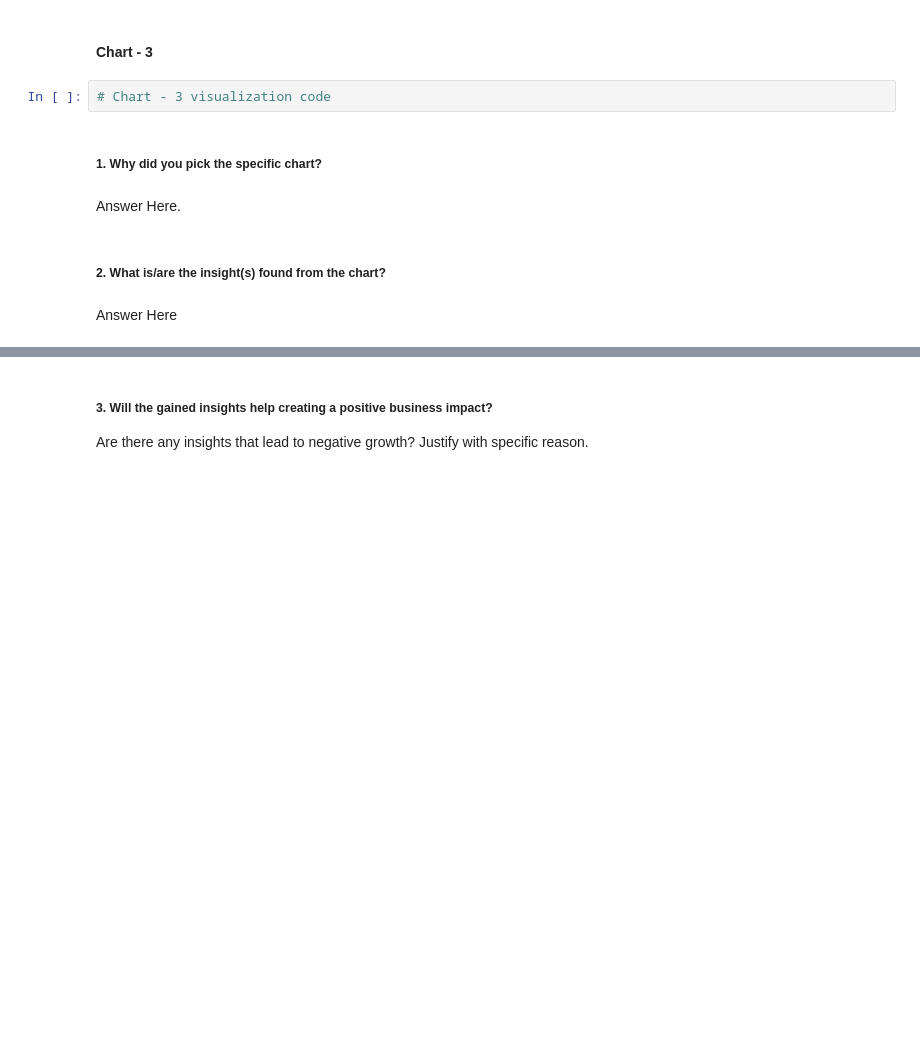
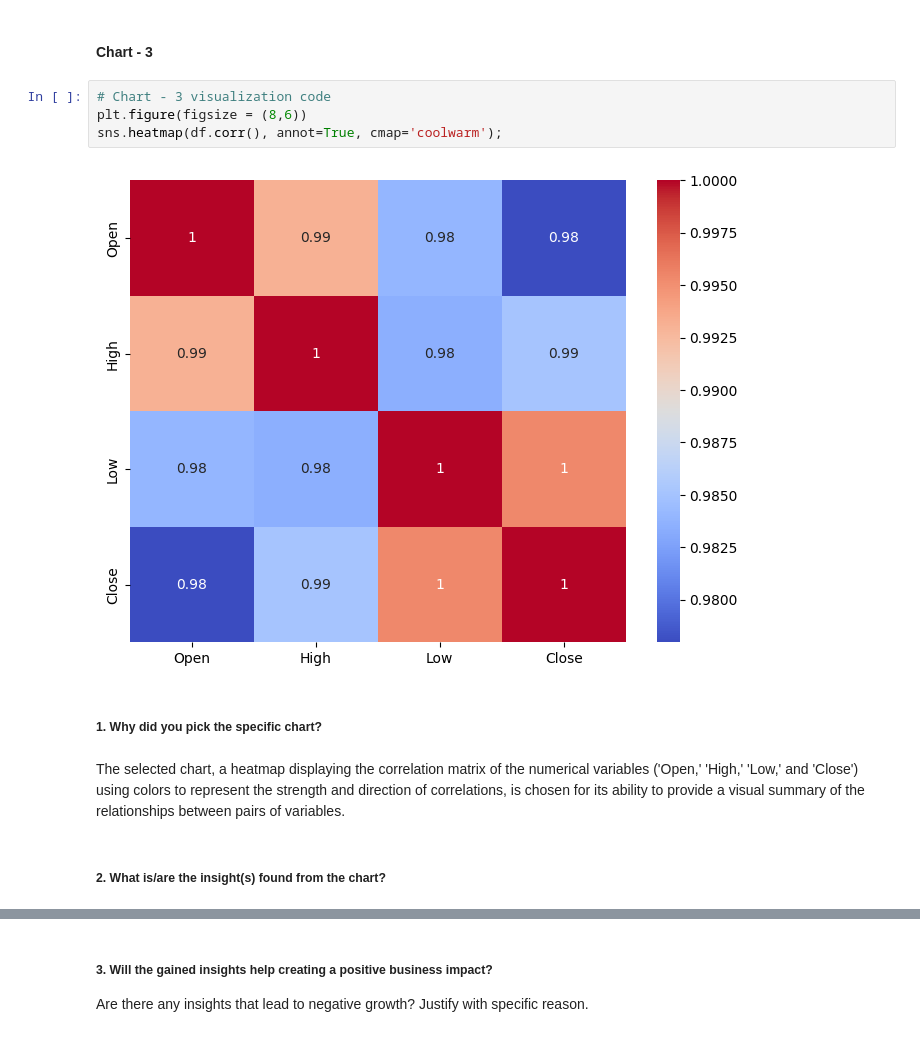
Before and after one commit to Rohankukwas/Yes-Bank-Stock-Closing-Price-Prediction, a Jupyter notebook: ML_Yes_Bank_Stock_Closing_Price_Prediction_ML_Submission.ipynb, the cells around one changed output, grey strips where cells are left out. Saved outputs shown, nothing was run; the diff lists cells and outputs as text; blank space fills up the shorter version.

```diff
--- a/ML_Yes_Bank_Stock_Closing_Price_Prediction_ML_Submission.ipynb
+++ b/ML_Yes_Bank_Stock_Closing_Price_Prediction_ML_Submission.ipynb
@@ -344,12 +357,14 @@ Answer Here
 # %% [markdown]
 #### Chart - 3
-# %%
-# Chart - 3 visualization code
+# %%
+# Chart - 3 visualization code
+plt.figure(figsize = (8,6))
+sns.heatmap(df.corr(), annot=True, cmap='coolwarm');
+# %% [output]
+[figure, added]
 # %% [markdown]
 ##### 1. Why did you pick the specific chart?
-# %% [markdown]
-Answer Here.
+# %% [markdown]
+The selected chart, a heatmap displaying the correlation matrix of the numerical variables ('Open,' 'High,' 'Low,' and 'Close') using colors to represent the strength and direction of correlations, is chosen for its ability to provide a visual summary of the relationships between pairs of variables.
 # %% [markdown]
 ##### 2. What is/are the insight(s) found from the chart?
-# %% [markdown]
-Answer Here
```
Also changed, not shown: parts of 63 cells of this notebook.
